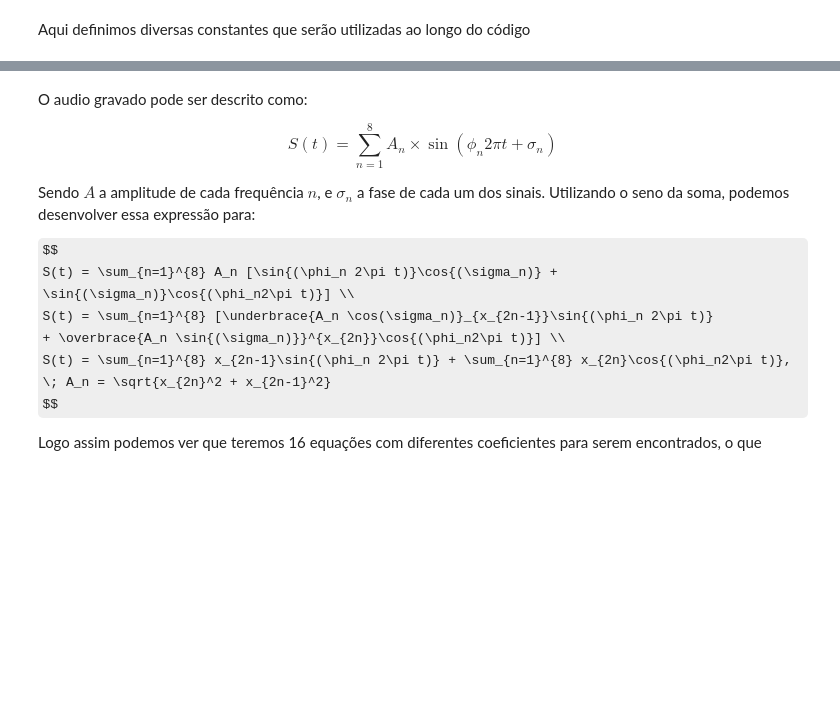
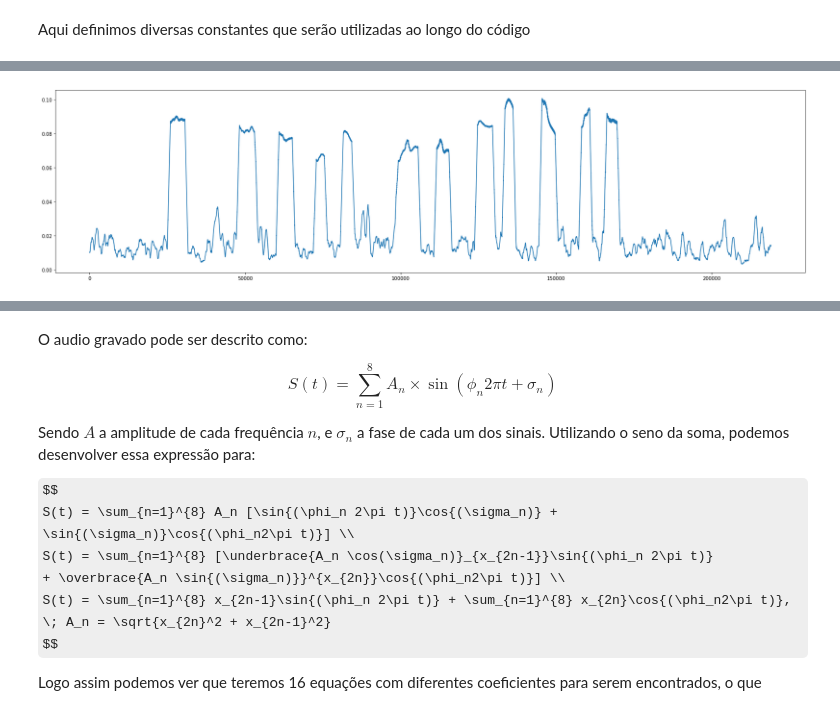
Before and after one commit to Math-42/T1-Calculo-numerico, a Jupyter notebook: T2/T2-dtmf.ipynb, the cells around one changed output, grey strips where cells are left out. Drawn from its saved outputs; the diff is of its cells as text; code cells hidden in the pictures; some formulas as TeX source; blank space fills up the shorter version.

```diff
--- a/T2/T2-dtmf.ipynb
+++ b/T2/T2-dtmf.ipynb
@@ -75 +77,12 @@ sd.wait()  # espera o audio encerrar
+# %%
+def reject_outliers(data, m = 3.):
+    d = np.abs(data - np.median(data))
+    mdev = np.median(d)
+    s = d/mdev if mdev else 0.
+    return data[s<m]
+
+def moving_average(a, n=1000) :
+    ret = np.cumsum(a, dtype=float)
+    ret[n:] = ret[n:] - ret[:-n]
+    return ret[n - 1:] / n
 # %%
@@ -80,0 +102,9 @@ pp.show()
+# %%
+
+filtered_sound_wave = moving_average(np.absolute(sound_wave))
+
+pp.figure(figsize=(28,7))
+pp.plot(filtered_sound_wave)
+pp.show()
+# %% [output]
+[figure, added]
```
Also changed, not shown: parts of 10 cells of this notebook.
